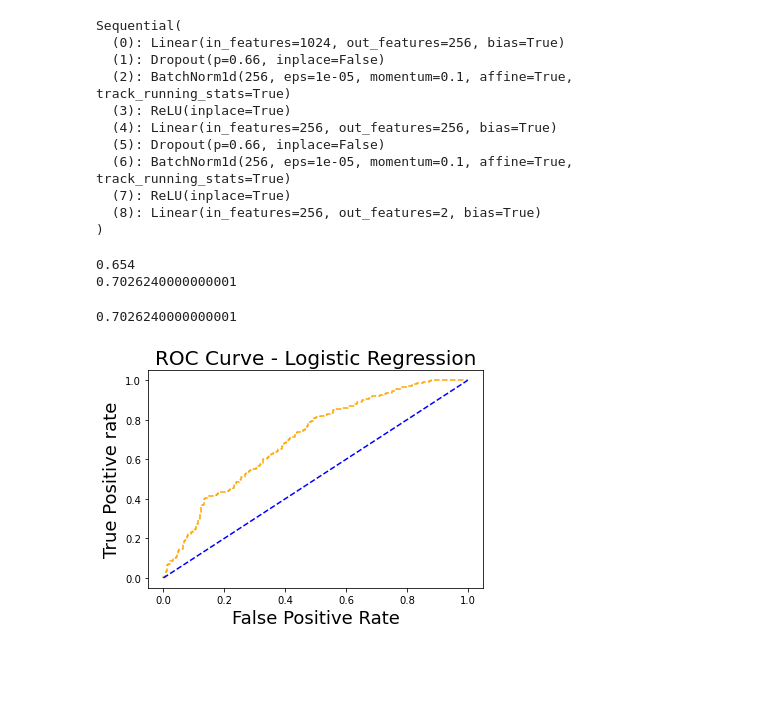
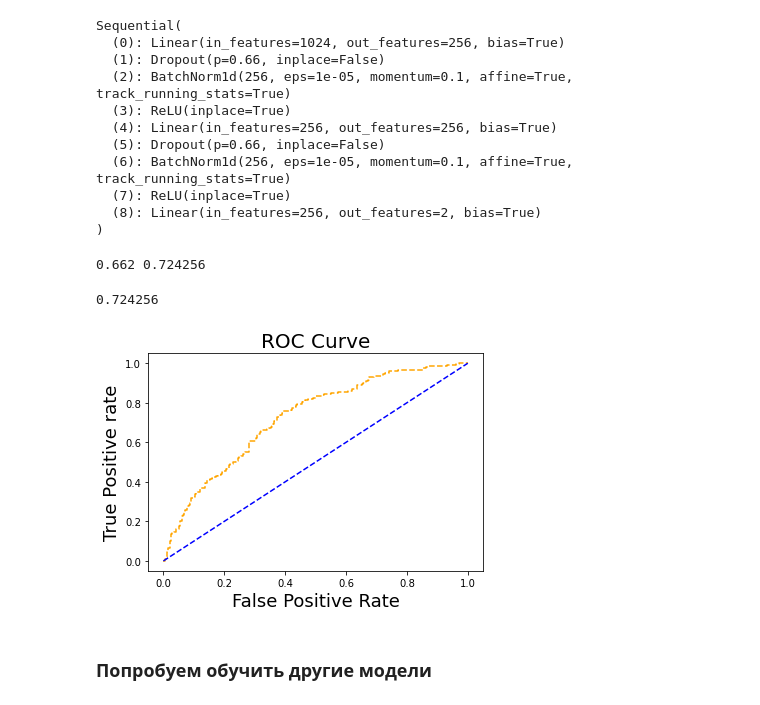
Before and after one commit to MADE-graduation-projects/hateful_memes, a Jupyter notebook: CLIP/clip_demo.ipynb, the cells around one changed output. Drawn from its saved outputs; the diff is of its cells as text; code cells hidden in the pictures; blank space fills up the shorter version.

Commit message:
Классификация с помощью модели CLIP #3

```diff
--- a/CLIP/clip_demo.ipynb
+++ b/CLIP/clip_demo.ipynb
@@ -68,17 +97,22 @@ Compose(
+# %%
+transforms = T.Compose([
+    ScaleMaxSideToSize(CROP_SIZE),
+    CropCenter(CROP_SIZE),
+    T.ToTensor(),
+    T.Normalize(mean=MEAN, std=STD),
+])
 # %%
-train_dataset = HatefulMemesDataset(train_path, preprocess)
-val_dataset = HatefulMemesDataset(dev_path, preprocess)
+train_dataset = HatefulMemesDataset(train_path, transforms)
+val_dataset = HatefulMemesDataset(dev_path, transforms)
 # %%
-#Примеры изображений
-for images, texts, labels in tqdm(DataLoader(train_dataset, batch_size=10)):
-    print(images[0].shape, texts[0], labels[0] , labels.shape)
+for images, texts, labels, path in tqdm(DataLoader(train_dataset, batch_size=8)):
+    #print(images[0].shape, texts[0], labels[0] , labels.shape)
     break
 
+grid = torchvision.utils.make_grid([(x * STD[:, None, None] + MEAN[:, None, None]) for x in images], nrow = 4)#
+plt.figure(figsize=(30,20));
+plt.axis(False)
+plt.imshow(F.to_pil_image(grid));
 
-MEAN = torch.tensor([0.485, 0.456, 0.406])
-STD = torch.tensor([0.229, 0.224, 0.225])
-
-for i in range(5):
-    plt.imshow(T.ToPILImage()(images[i] * STD[:, None, None] + MEAN[:, None, None]))
-    plt.show()
+print(texts)
 # %% [output]
@@ -174,34 +215,33 @@ Sequential(
   (8): Linear(in_features=256, out_features=2, bias=True)
 )
 # %%
-print(compute_accuracy(best_model, DataLoader(features_val_dataset, batch_size=500)))
-
 best_model.eval()
 for i_step, (x, y) in enumerate(DataLoader(features_val_dataset, batch_size=5000)):
     prediction = best_model(x)
 
-prediction = prediction[:,1].detach().numpy()
-
-auc_score = roc_auc_score(np.array([x.item() for x in labels_val]), prediction)
-print(auc_score)
+acc_score = accuracy_score(np.array([x.item() for x in labels_val]), torch.max(prediction, 1)[1])
+auc_score = roc_auc_score(np.array([x.item() for x in labels_val]), prediction[:,1].detach().numpy())
+prettyTable.add_row(['Neural Network', acc_score, auc_score])
+print(acc_score, auc_score)
 # %% [output]
-0.654
-0.7026240000000001
+0.662 0.724256
 # %%
-fpr, tpr, thresh = roc_curve(labels_val, prediction, pos_label=1)
+fpr, tpr, thresh = roc_curve(labels_val, prediction[:,1].detach().numpy(), pos_label=1)
 
 random_probs = [0 for i in range(len(labels_val))]
 p_fpr, p_tpr, _ = roc_curve(labels_val, random_probs, pos_label=1)
-auc_score = roc_auc_score(labels_val, prediction)
+auc_score = roc_auc_score(labels_val, prediction[:,1].detach().numpy())
 print(auc_score)
 
 plt.plot(fpr, tpr, linestyle='--',color='orange')
 plt.plot(p_fpr, p_tpr, linestyle='--', color='blue')
-plt.title('ROC Curve - Logistic Regression', fontsize=20)
+plt.title('ROC Curve', fontsize=20)
 plt.xlabel('False Positive Rate', fontsize=18)
 plt.ylabel('True Positive rate',fontsize=18)
 
 plt.show();
 # %% [output]
-0.7026240000000001
+0.724256
-[figure, old version]
+[figure, new version]
+# %% [markdown]
+### Попробуем обучить другие модели
```
Also changed, not shown: parts of 34 cells of this notebook, 5 other files.
